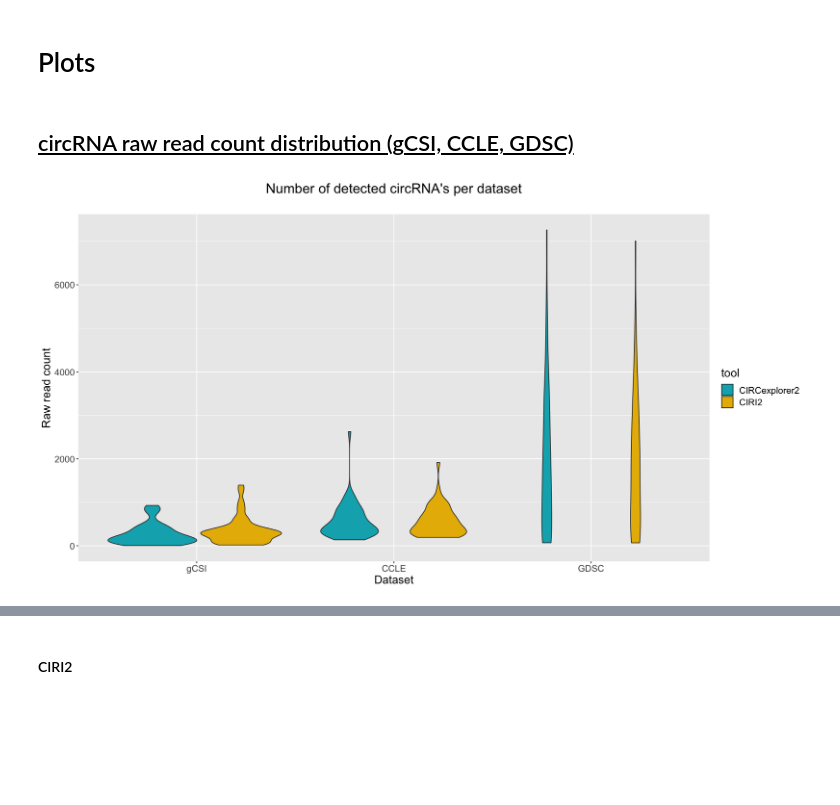
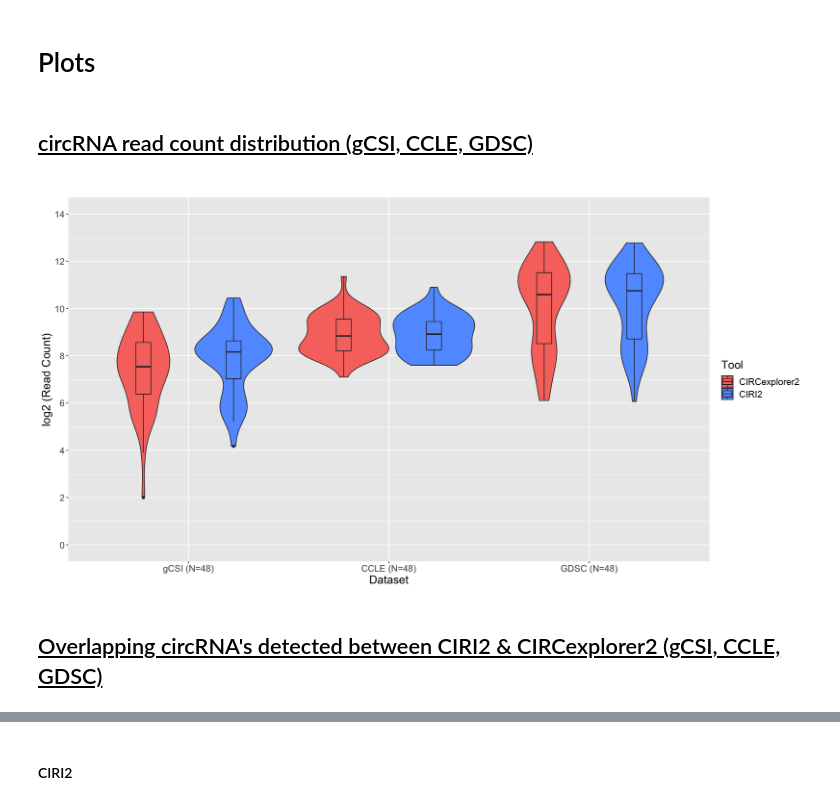
Before and after one commit to anthfm/circRNA, a Jupyter notebook: summarize_circRNA.ipynb, the cells around one changed output, grey strips where cells are left out. Drawn from its saved outputs; the diff is of its cells as text; code cells hidden in the pictures; blank space fills up the shorter version.

```diff
--- a/summarize_circRNA.ipynb
+++ b/summarize_circRNA.ipynb
@@ -85,6 +91,11 @@ summarizeCIRI <- function(dir_path){
     sample_name <- gsub(".*/","", sample_name)
     sample <- sample[which(sample$circRNA_type=="exon"),] #keep only exonic circRNA's
     sample <- sample[which(sample$junction_reads >= 2),] #keep only circRNA's with >= 2 junction reads
+
+    #convert coordinate from 1-based to 0-based to match CIRCexplorer2 coordinates
+    sample$circRNA_start <- sample$circRNA_start - 1
+    sample$circRNA_ID <- paste0(sample$chr, ":", sample$circRNA_start, "|", sample$circRNA_end)
+
     circRNA_ids <- c(sample$circRNA_ID, circRNA_ids)
     count <- sum(sample$junction_reads) #total number of junction reads per sample
     circ_counts_df[f,] <- c(sample_name,count)
@@ -466,19 +477,21 @@ A data.frame: 3 × 2
 # %% [markdown]
 # Plots
 # %% [markdown]
-## <u>circRNA raw read count distribution (gCSI, CCLE, GDSC)</u>
+## <u>circRNA read count distribution (gCSI, CCLE, GDSC)</u>
 # %%
 #organize CIRI2 and CIRCexplorer2 raw read counts for all biological replicates into combined transposed df for plotting
-df.m <- reshape2::melt(ciri_combined[,c("gCSI","CCLE","GDSC")], id.vars = NULL)
-df.m2 <- reshape2::melt(circ_combined[,c("gCSI","CCLE","GDSC")], id.vars = NULL)
+df.m <- reshape2::melt(log2(ciri_combined[,c("gCSI","CCLE","GDSC")]), id.vars = NULL)
+df.m2 <- reshape2::melt(log2(circ_combined[,c("gCSI","CCLE","GDSC")]), id.vars = NULL)
 df.m$tool <- "CIRI2"
 df.m2$tool <- "CIRCexplorer2"
 df.m3 <- rbind(df.m2,df.m)
 options(repr.plot.width=15, repr.plot.height=8)
-ggplot(df.m3, aes(x = variable, y = value, fill=tool)) + geom_violin() +
-   scale_fill_manual(values = c("#00AFBB", "#E7B800", "#FC4E07"))  + labs(title="Number of detected circRNA's per dataset",
-                                                                                                                subtitle="",
-                                                                                                                x="Dataset",
-                                                                                                                y="Raw read count") + theme(legend.position="right", plot.title = element_text(hjust = 0.5), text = element_text(size=16))
+ggplot(df.m3, aes(x = variable, y = value, fill=tool)) + geom_violin() + labs(subtitle="",x="Dataset",y="Read count") + theme(legend.position="right", plot.title = element_text(hjust = 0.5), text = element_text(size=16)) + scale_x_discrete(
+        labels=c("gCSI (N=48)", "CCLE (N=48)", "GDSC (N=48)")) + scale_y_continuous(name = "log2 (Read Count)",
+                                             breaks = seq(0, 14, 2),
+                                             limits=c(0, 14)) +
+  geom_boxplot(width = 0.15, position = position_dodge(0.9)) + scale_fill_manual(values = c("#F8766D", "#619CFF"), name = "Tool")
 # %% [output]
-[figure, old version]
+[figure, new version]
+# %% [markdown]
+## <u>Overlapping circRNA's detected between CIRI2 & CIRCexplorer2 (gCSI, CCLE, GDSC)</u>
```
Also changed, not shown: parts of 21 cells of this notebook.
